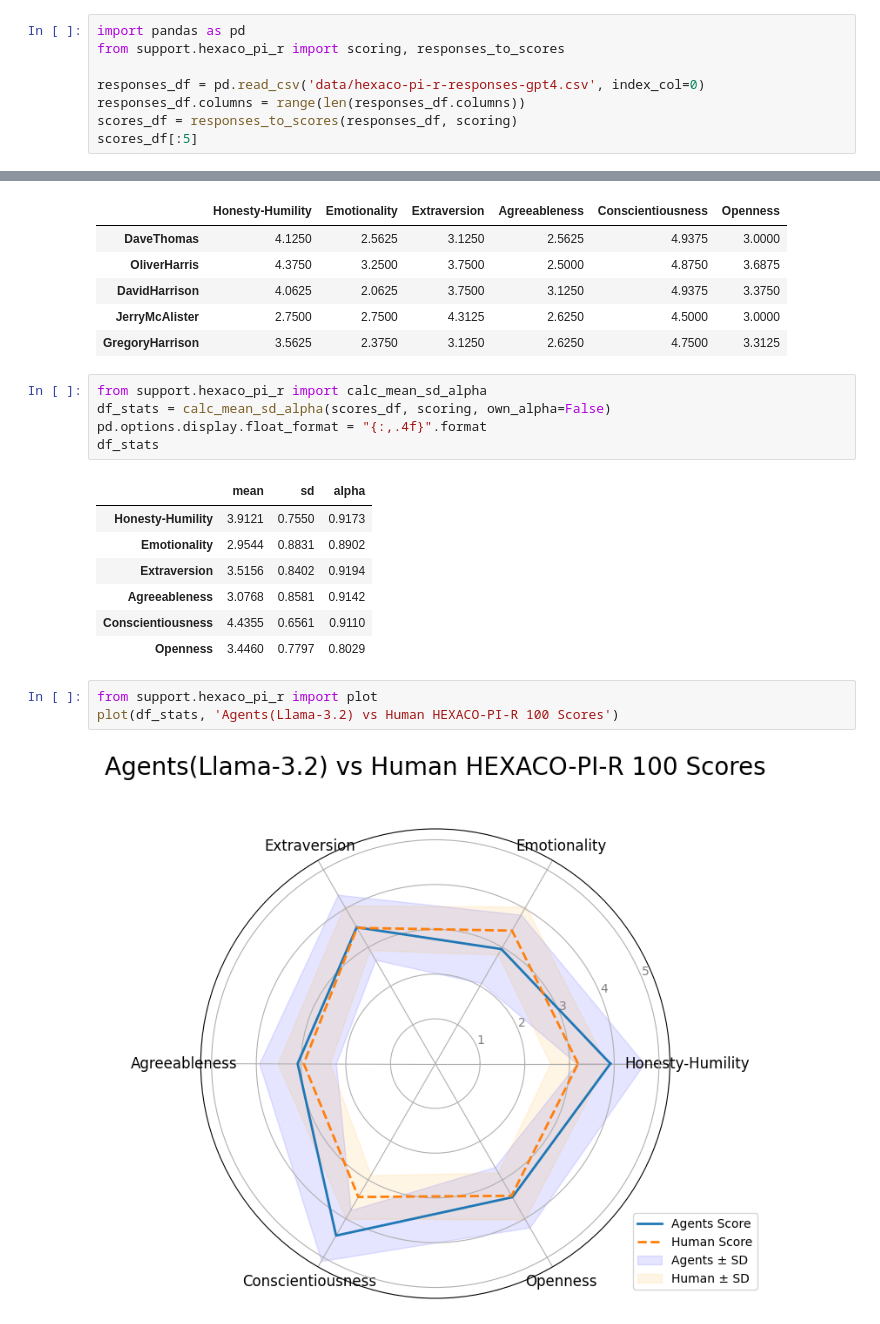
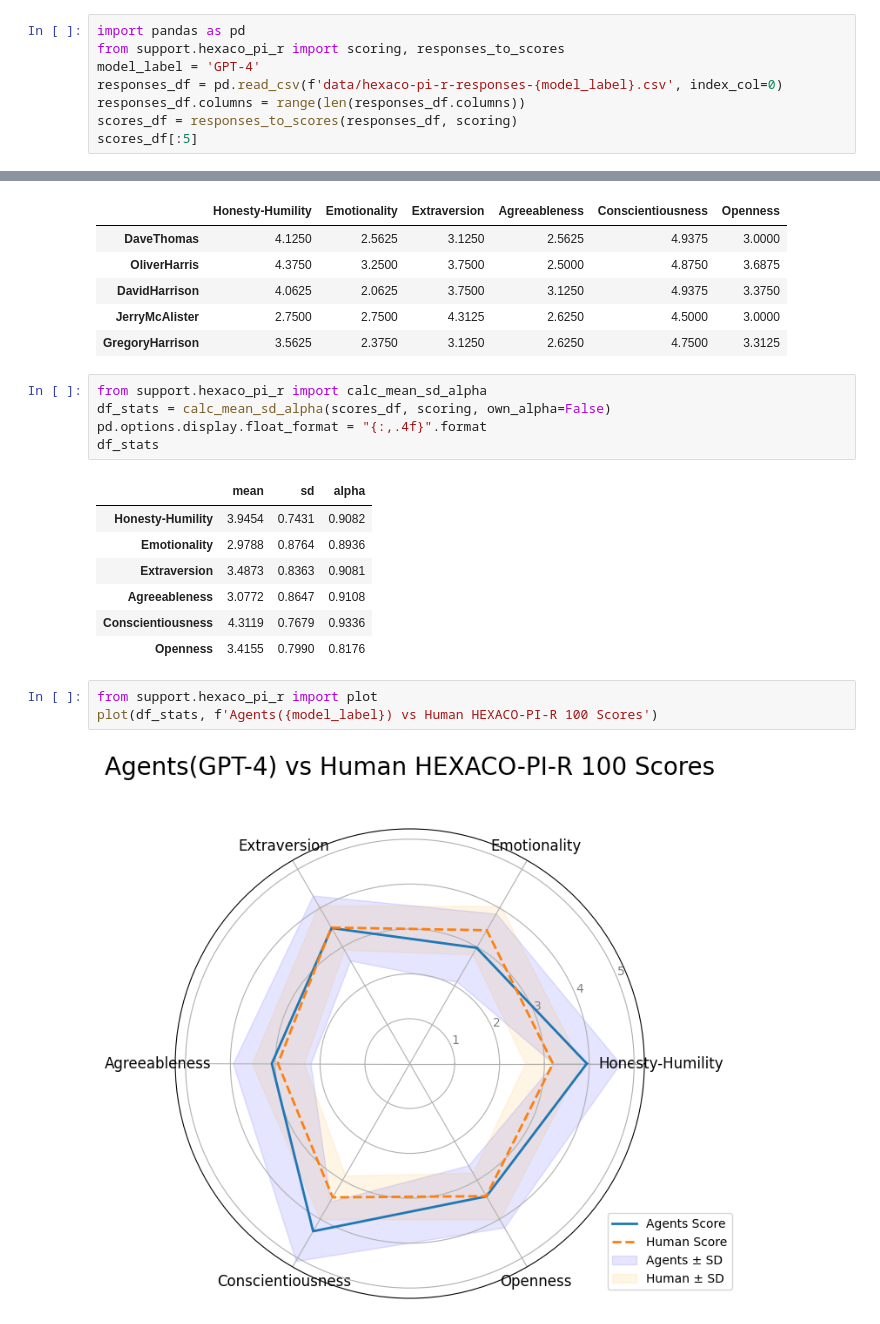
Before and after one commit to alan-turing-institute/hexaco-rep-public, a Jupyter notebook: hexaco_pi_r.ipynb, the cells around one changed output, grey strips where cells are left out. Drawn from its saved outputs; the diff is of its cells as text.

```diff
--- a/hexaco_pi_r.ipynb
+++ b/hexaco_pi_r.ipynb
@@ -56,8 +56,8 @@ plot(df_stats, 'Agents(Llama-3.2) vs Human HEXACO-PI-R 100 Scores')
 # %%
 import pandas as pd
 from support.hexaco_pi_r import scoring, responses_to_scores
-
-responses_df = pd.read_csv('data/hexaco-pi-r-responses-gpt4.csv', index_col=0)
+model_label = 'GPT-4'
+responses_df = pd.read_csv(f'data/hexaco-pi-r-responses-{model_label}.csv', index_col=0)
 responses_df.columns = range(len(responses_df.columns))
 scores_df = responses_to_scores(responses_df, scoring)
 scores_df[:5]
@@ -87,14 +87,14 @@ pd.options.display.float_format = "{:,.4f}".format
 df_stats
 # %% [output]
 |  | mean | sd | alpha |
-| Honesty-Humility | 3.9121 | 0.7550 | 0.9173 |
-| Emotionality | 2.9544 | 0.8831 | 0.8902 |
-| Extraversion | 3.5156 | 0.8402 | 0.9194 |
-| Agreeableness | 3.0768 | 0.8581 | 0.9142 |
-| Conscientiousness | 4.4355 | 0.6561 | 0.9110 |
-| Openness | 3.4460 | 0.7797 | 0.8029 |
+| Honesty-Humility | 3.9454 | 0.7431 | 0.9082 |
+| Emotionality | 2.9788 | 0.8764 | 0.8936 |
+| Extraversion | 3.4873 | 0.8363 | 0.9081 |
+| Agreeableness | 3.0772 | 0.8647 | 0.9108 |
+| Conscientiousness | 4.3119 | 0.7679 | 0.9336 |
+| Openness | 3.4155 | 0.7990 | 0.8176 |
 # %%
 from support.hexaco_pi_r import plot
-plot(df_stats, 'Agents(Llama-3.2) vs Human HEXACO-PI-R 100 Scores')
+plot(df_stats, f'Agents({model_label}) vs Human HEXACO-PI-R 100 Scores')
 # %% [output]
-[figure, old version]
+[figure, new version]
```
Also changed, not shown: parts of 2 cells of this notebook, 2 other files.
